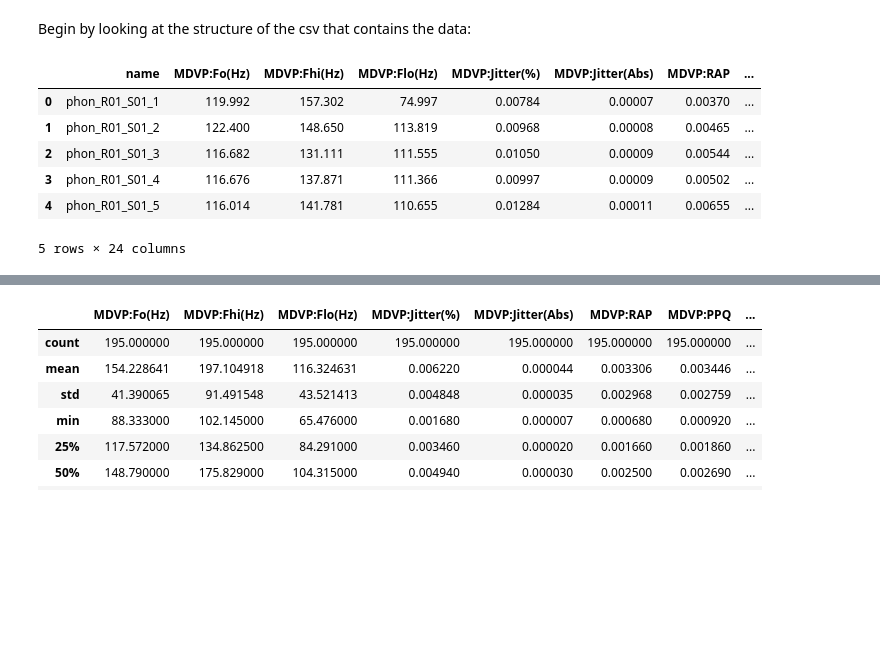
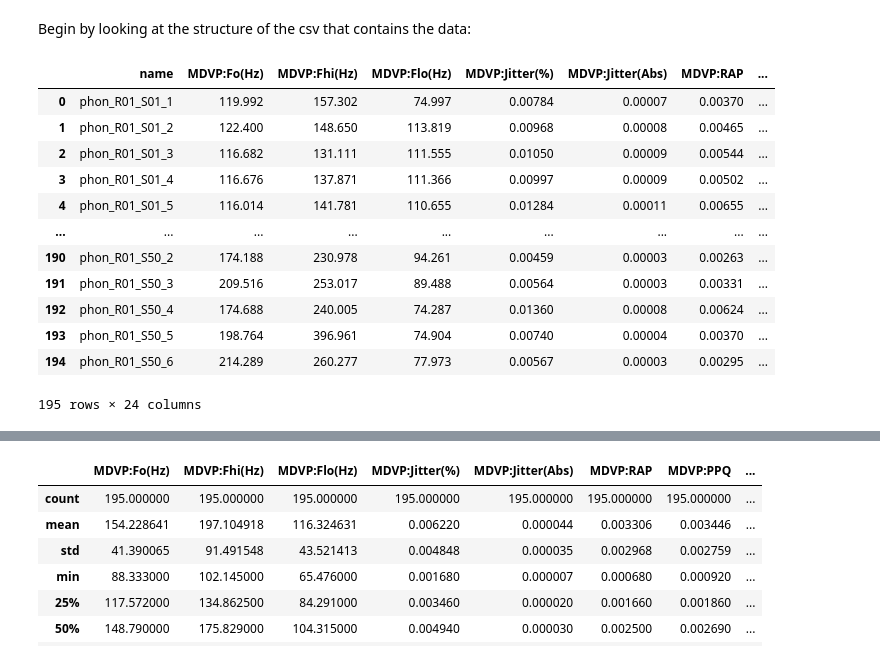
Before and after one commit to faridnec/parkinsons-disease-detection, a Jupyter notebook: dataset_analyzation.ipynb, the cells around one changed output, grey strips where cells are left out. Cells and saved outputs as stored; diff of their text form; code cells hidden in the pictures; blank space fills up the shorter version.

```diff
--- a/dataset_analyzation.ipynb
+++ b/dataset_analyzation.ipynb
@@ -8,15 +8,21 @@ df = pd.read_csv(PARKINSON_CSV)
 # %% [markdown]
 Begin by looking at the structure of the csv that contains the data:
 # %%
-df.head()
+df
 # %% [output]
 |  | name | MDVP:Fo(Hz) | MDVP:Fhi(Hz) | MDVP:Flo(Hz) | MDVP:Jitter(%) | MDVP:Jitter(Abs) | MDVP:RAP | ... |
 | 0 | phon_R01_S01_1 | 119.992 | 157.302 | 74.997 | 0.00784 | 0.00007 | 0.00370 | ... |
 | 1 | phon_R01_S01_2 | 122.400 | 148.650 | 113.819 | 0.00968 | 0.00008 | 0.00465 | ... |
 | 2 | phon_R01_S01_3 | 116.682 | 131.111 | 111.555 | 0.01050 | 0.00009 | 0.00544 | ... |
 | 3 | phon_R01_S01_4 | 116.676 | 137.871 | 111.366 | 0.00997 | 0.00009 | 0.00502 | ... |
 | 4 | phon_R01_S01_5 | 116.014 | 141.781 | 110.655 | 0.01284 | 0.00011 | 0.00655 | ... |
+| ... | ... | ... | ... | ... | ... | ... | ... | ... |
+| 190 | phon_R01_S50_2 | 174.188 | 230.978 | 94.261 | 0.00459 | 0.00003 | 0.00263 | ... |
+| 191 | phon_R01_S50_3 | 209.516 | 253.017 | 89.488 | 0.00564 | 0.00003 | 0.00331 | ... |
+| 192 | phon_R01_S50_4 | 174.688 | 240.005 | 74.287 | 0.01360 | 0.00008 | 0.00624 | ... |
+| 193 | phon_R01_S50_5 | 198.764 | 396.961 | 74.904 | 0.00740 | 0.00004 | 0.00370 | ... |
+| 194 | phon_R01_S50_6 | 214.289 | 260.277 | 77.973 | 0.00567 | 0.00003 | 0.00295 | ... |
-5 rows × 24 columns
+195 rows × 24 columns
 # %%
 df.info()
 # %% [output]
```
Also changed, not shown: 4 other files.
